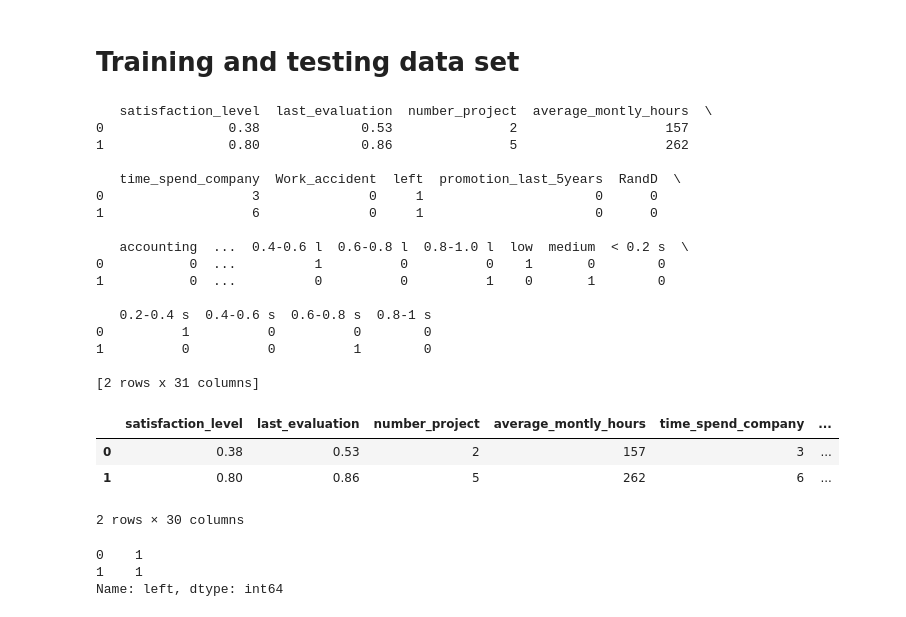
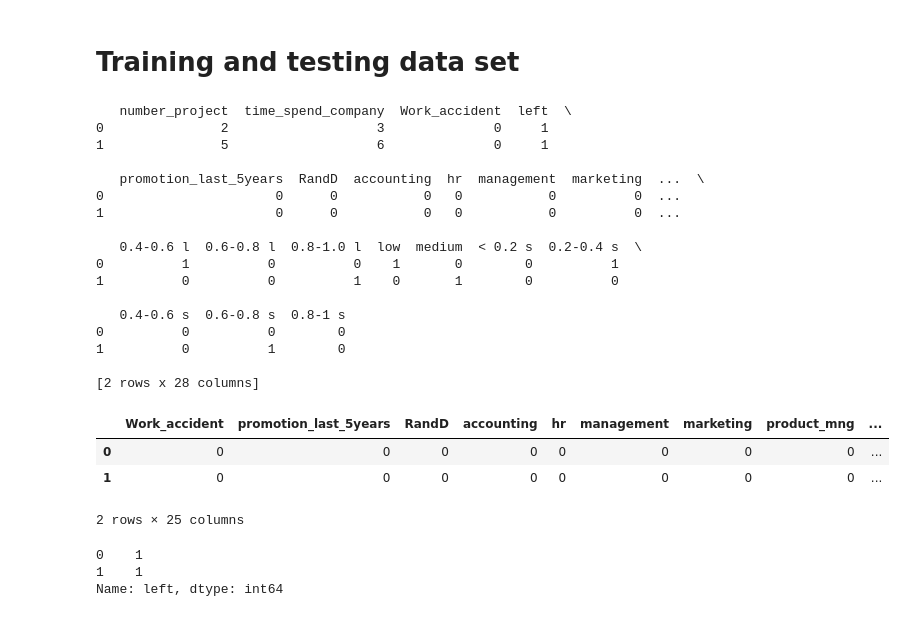
Before and after one commit to Dhruvin3103/ML, a Jupyter notebook: emp_left_log_reg.ipynb, the cells around one changed output. Cells and saved outputs as stored; diff of their text form; code cells hidden in the pictures.

```diff
--- a/emp_left_log_reg.ipynb
+++ b/emp_left_log_reg.ipynb
@@ -74,5 +74,6 @@ label = ['less than 100','100-200','200-300']
 amh = pd.get_dummies(pd.cut(df3["average_montly_hours"],bins=bin, labels = label))
 # print(age_cat)
 df = pd.concat([df,amh],axis=1)
+df = df.drop(["average_montly_hours"],axis=1)
 df.head(2)
 # %% [output]
@@ -108,5 +108,6 @@ df3.head(3)
 le_cat = pd.get_dummies(df3["l_e"])
 # print(age_cat)
 df = pd.concat([df,le_cat],axis=1)
+df = df.drop(["last_evaluation"],axis=1)
 print(df.head(2))
 # %% [output]
@@ -165,5 +166,6 @@ label = ['< 0.2 s','0.2-0.4 s','0.4-0.6 s','0.6-0.8 s','0.8-1 s']
 sl = pd.get_dummies(pd.cut(df3["satisfaction_level"],bins=bin, labels = label))
 # print(age_cat)
 df = pd.concat([df,sl],axis=1)
+df = df.drop(["satisfaction_level"],axis=1)
 print(df.head(2))
 # %% [output]
@@ -196,31 +198,31 @@ sns.countplot(x=df["time_spend_company"],hue=df["left"])
 # %%
 print(df.head(2))
 # %% [output]
-   satisfaction_level  last_evaluation  number_project  average_montly_hours  \
-0                0.38             0.53               2                   157
-1                0.80             0.86               5                   262
+   number_project  time_spend_company  Work_accident  left  \
+0               2                   3              0     1
+1               5                   6              0     1
 
-   time_spend_company  Work_accident  left  promotion_last_5years  RandD  \
-0                   3              0     1                      0      0
-1                   6              0     1                      0      0
+   promotion_last_5years  RandD  accounting  hr  management  marketing  ...  \
+0                      0      0           0   0           0          0  ...
+1                      0      0           0   0           0          0  ...
 
-   accounting  ...  0.4-0.6 l  0.6-0.8 l  0.8-1.0 l  low  medium  < 0.2 s  \
-0           0  ...          1          0          0    1       0        0
-1           0  ...          0          0          1    0       1        0
+   0.4-0.6 l  0.6-0.8 l  0.8-1.0 l  low  medium  < 0.2 s  0.2-0.4 s  \
+0          1          0          0    1       0        0          1
+1          0          0          1    0       1        0          0
 
-   0.2-0.4 s  0.4-0.6 s  0.6-0.8 s  0.8-1 s
-0          1          0          0        0
-1          0          0          1        0
+   0.4-0.6 s  0.6-0.8 s  0.8-1 s
+0          0          0        0
+1          0          1        0
 
-[2 rows x 31 columns]
+[2 rows x 28 columns]
 # %%
-X = df.drop(["left"],axis=1)
+X = df.drop(["left","number_project","time_spend_company"],axis=1)
 X.head(2)
 # %% [output]
-|  | satisfaction_level | last_evaluation | number_project | average_montly_hours | time_spend_company | ... |
-| 0 | 0.38 | 0.53 | 2 | 157 | 3 | ... |
-| 1 | 0.80 | 0.86 | 5 | 262 | 6 | ... |
+|  | Work_accident | promotion_last_5years | RandD | accounting | hr | management | marketing | product_mng | ... |
+| 0 | 0 | 0 | 0 | 0 | 0 | 0 | 0 | 0 | ... |
+| 1 | 0 | 0 | 0 | 0 | 0 | 0 | 0 | 0 | ... |
-2 rows × 30 columns
+2 rows × 25 columns
 # %%
 Y = df["left"]
 Y.head(2)
```
Also changed, not shown: parts of 10 cells of this notebook.
